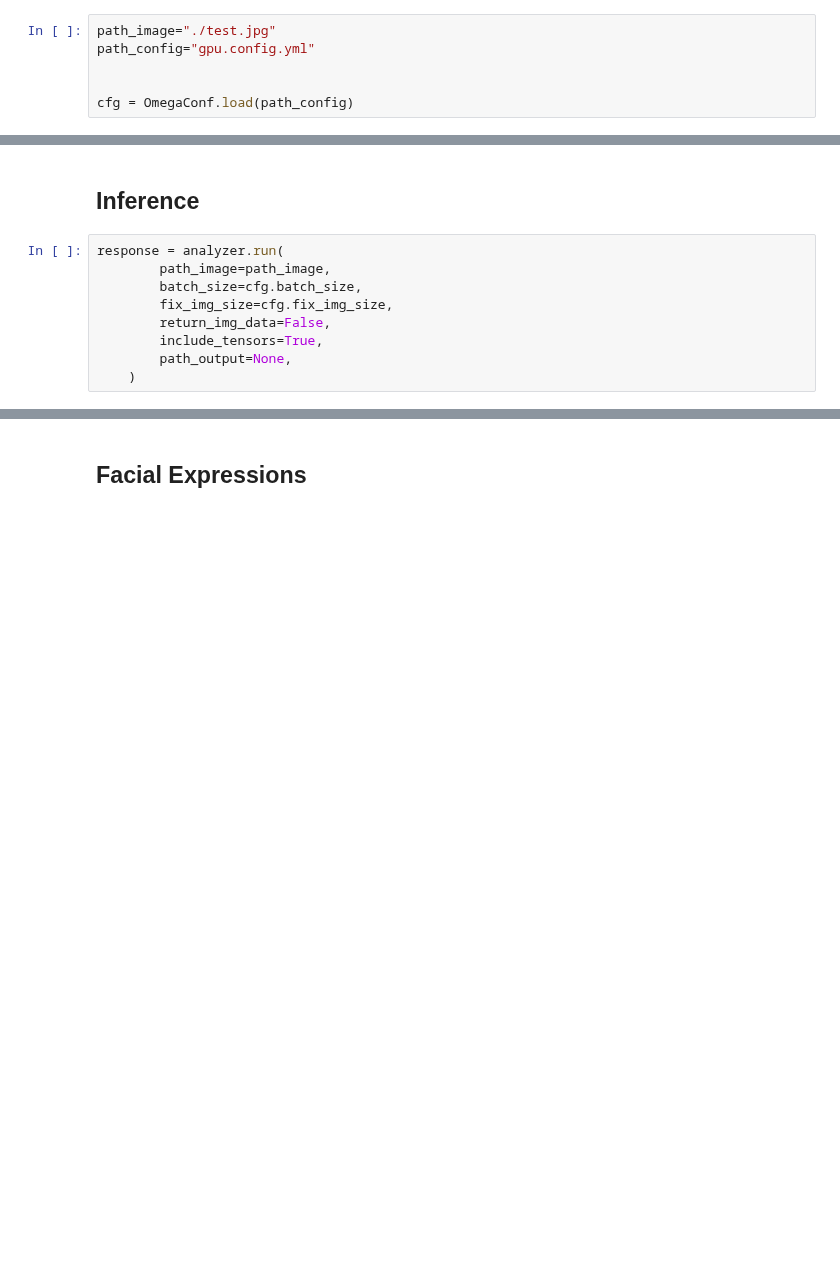
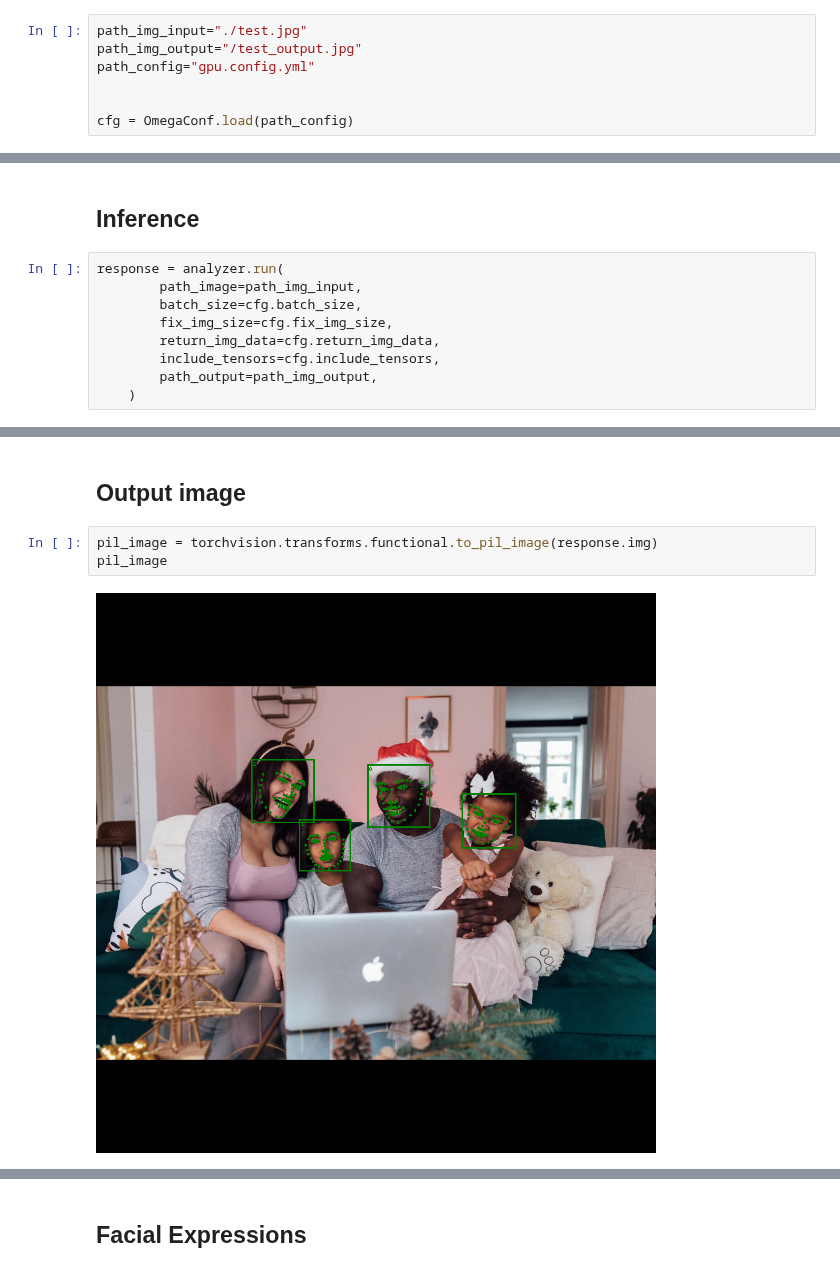
Before and after one commit to tomas-gajarsky/facetorch, a Jupyter notebook: notebooks/facetorch_notebook_demo.ipynb, the cells around one changed output, grey strips where cells are left out. Saved outputs shown, nothing was run; the diff lists cells and outputs as text; blank space fills up the shorter version.

Commit message:
Add output image to notebook

```diff
--- a/notebooks/facetorch_notebook_demo.ipynb
+++ b/notebooks/facetorch_notebook_demo.ipynb
@@ -108,7 +109,8 @@ time: 1.46 ms (started: 2023-01-28 13:57:28 +00:00)
 # %% [markdown]
 ## Configure
 # %%
-path_image="./test.jpg"
+path_img_input="./test.jpg"
+path_img_output="/test_output.jpg"
 path_config="gpu.config.yml"
 
 
@@ -153,11 +155,11 @@ time: 15.5 s (started: 2023-01-28 13:58:21 +00:00)
 ## Inference
 # %%
 response = analyzer.run(
-        path_image=path_image,
+        path_image=path_img_input,
         batch_size=cfg.batch_size,
         fix_img_size=cfg.fix_img_size,
-        return_img_data=False,
-        include_tensors=True,
-        path_output=None,
+        return_img_data=cfg.return_img_data,
+        include_tensors=cfg.include_tensors,
+        path_output=path_img_output,
     )
 # %% [output]
@@ -182,0 +182,7 @@ time: 49.1 s (started: 2023-01-28 13:58:37 +00:00)
+# %% [markdown]
+## Output image
+# %%
+pil_image = torchvision.transforms.functional.to_pil_image(response.img)
+pil_image
+# %% [output]
+[figure, added]
```
Also changed, not shown: parts of 4 cells of this notebook.
